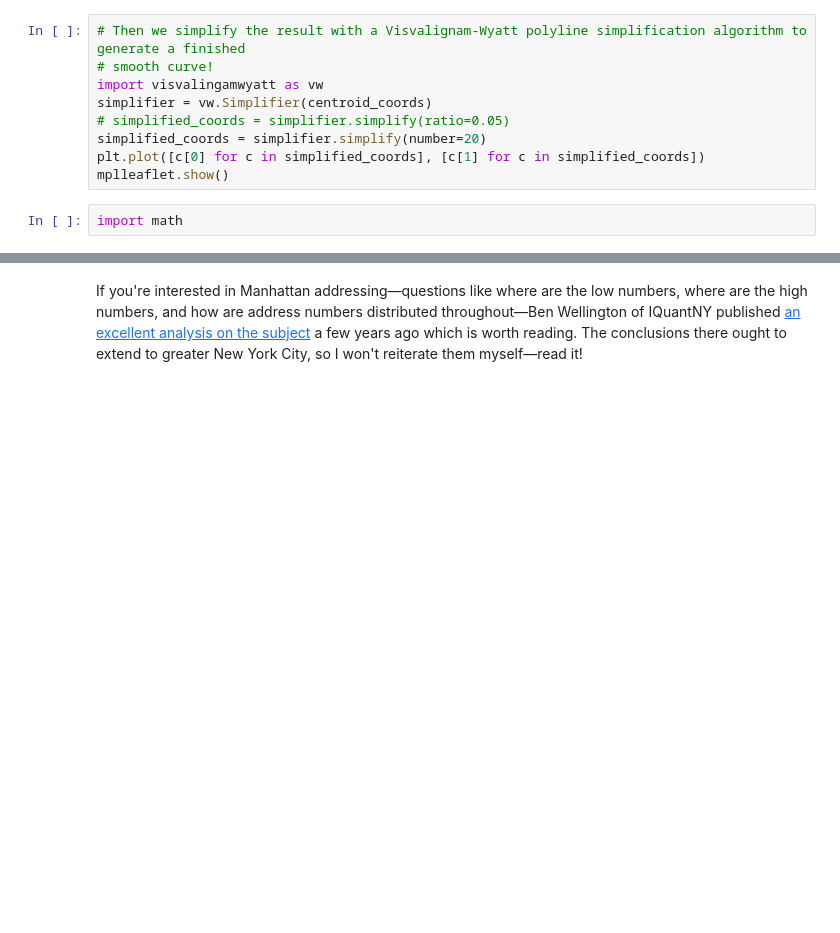
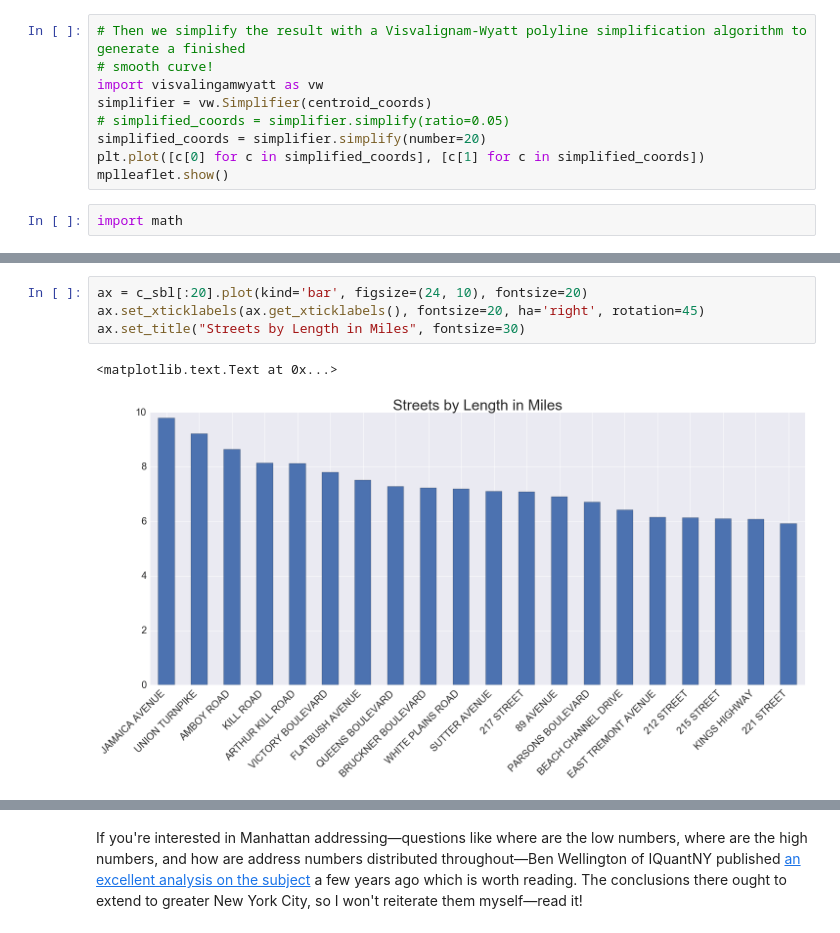
Before and after one commit to ResidentMario/nyc-buildings, a Jupyter notebook: address-data-visualization.ipynb, the cells around one changed output, grey strips where cells are left out. Saved outputs shown, nothing was run; the diff lists cells and outputs as text; blank space fills up the shorter version.

```diff
--- a/address-data-visualization.ipynb
+++ b/address-data-visualization.ipynb
@@ -537,0 +593,7 @@ plot_coordinates(generate(filtered_pluto, pnyc, 'JAMAICA AVENUE', n=10))
+# %%
+ax = c_sbl[:20].plot(kind='bar', figsize=(24, 10), fontsize=20)
+ax.set_xticklabels(ax.get_xticklabels(), fontsize=20, ha='right', rotation=45)
+ax.set_title("Streets by Length in Miles", fontsize=30)
+# %% [output]
+<matplotlib.text.Text at 0x...>
+[figure, added]
```
Also changed, not shown: parts of 20 cells of this notebook, 2 other files.
